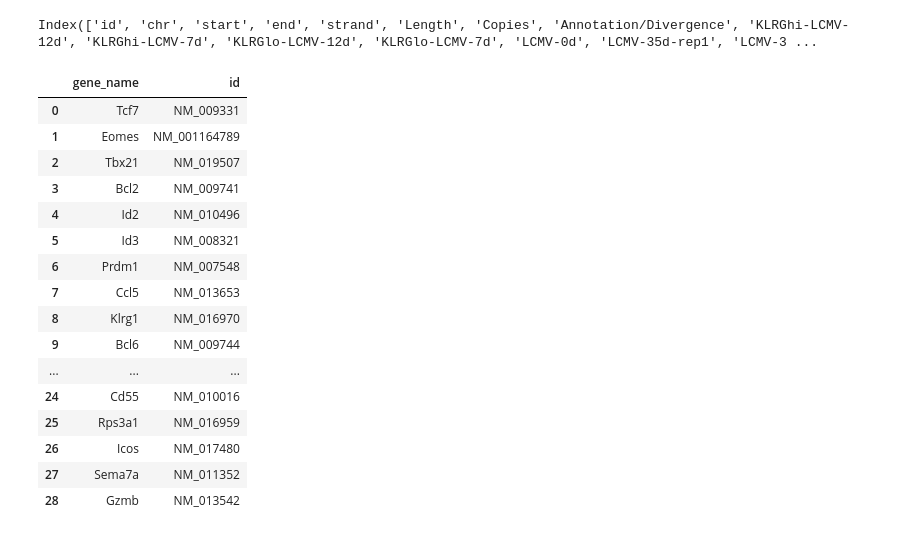
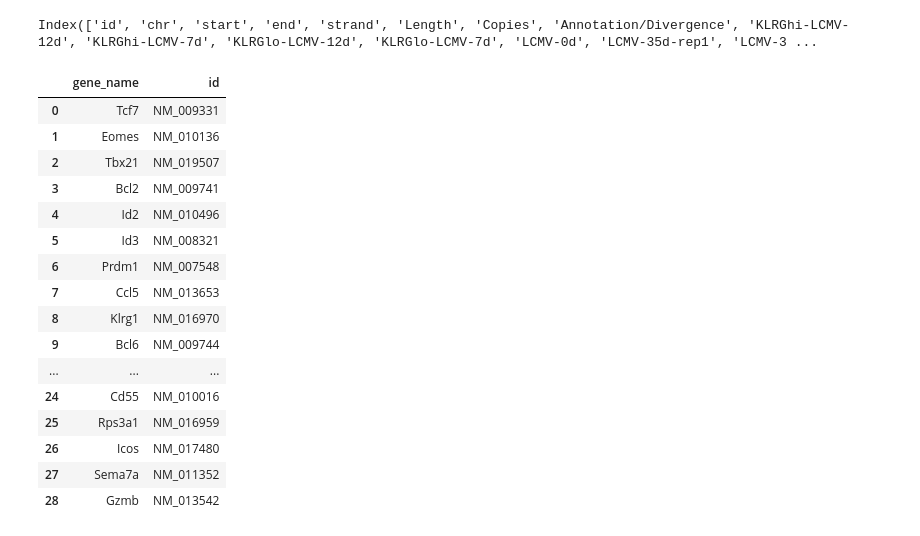
Before and after one commit to karmel/foxo1-cd8, a Jupyter notebook: foxo/genes/genes_of_interest.ipynb, the cells around one changed output. Cells and saved outputs as stored; diff of their text form; code cells hidden in the pictures.

```diff
--- a/foxo/genes/genes_of_interest.ipynb
+++ b/foxo/genes/genes_of_interest.ipynb
@@ -33,7 +33,7 @@ Index(['id', 'chr', 'start', 'end', 'strand', 'Length', 'Copies', 'Annotation/Di
 # %%
 # Extract the genes we care about.
 factor_pairs = ((('Tcf7'),('NM_009331')),
-           (('Eomes'),('NM_001164789')),
+           (('Eomes'),('NM_010136')),
            (('Tbx21'),('NM_019507')),
            (('Bcl2'),('NM_009741')),
            (('Id2'),('NM_010496')),
@@ -42,35 +42,35 @@ factor_pairs = ((('Tcf7'),('NM_009331')),
            (('Ccl5'),('NM_013653')),
            (('Klrg1'),('NM_016970')),
            (('Bcl6'),('NM_009744')),
            (('Stat3'),('NM_011486')),
            (('Stat4'),('NM_011487')),
            (('Ccr7'),('NM_030693')),
            (('Il7r'),('NM_008372')),
            (('Sell'),('NM_011346')),
            (('Nur77'),('NM_010444')),
            (('Nr4a2'),('NM_013613')),
            (('Klf4'),('NM_010637')),
            (('Coro2a'),('NM_001164804')),
            (('Ldlr'),('NM_010700')),
            (('Ly6c1'),('NM_001252055')),
            (('Ly6c2'),('NM_001099217')),
            (('Il18rap'),('NM_010553')),
-           (('Ctla4'),('NM_009843')),
+           (('Ctla4'),('NM_001281976')),
            (('Cd55'),('NM_010016')),
            (('Rps3a1'),('NM_016959')),
            (('Icos'),('NM_017480')),
            (('Sema7a'),('NM_011352')),
            (('Gzmb'),('NM_013542 ')),
 
            )
 zipped = list(zip(*factor_pairs))
 factors = pd.DataFrame({'gene_name':zipped[0],
                         'id':zipped[1],})
 factors
 # %% [output]
 |  | gene_name | id |
 | 0 | Tcf7 | NM_009331 |
-| 1 | Eomes | NM_001164789 |
+| 1 | Eomes | NM_010136 |
 | 2 | Tbx21 | NM_019507 |
 | 3 | Bcl2 | NM_009741 |
 | 4 | Id2 | NM_010496 |
```
Also changed, not shown: parts of 2 cells of this notebook.
